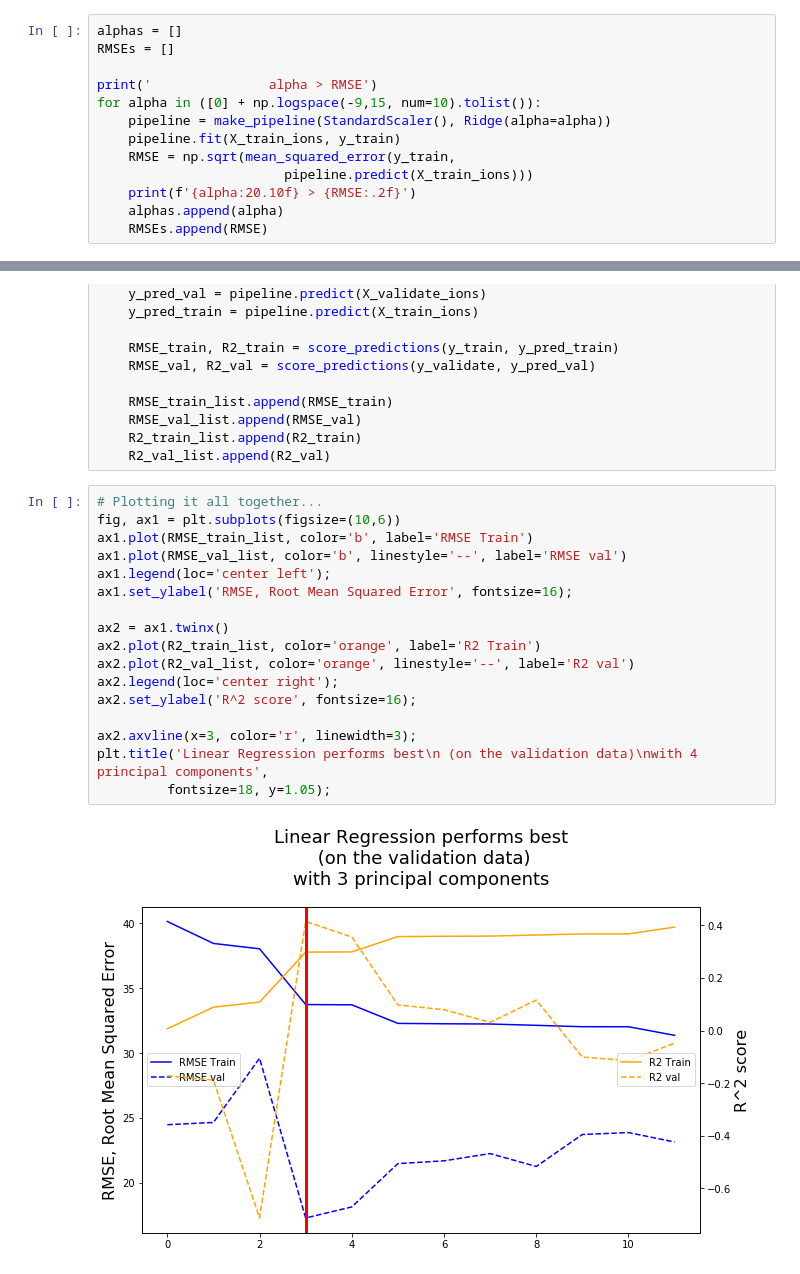
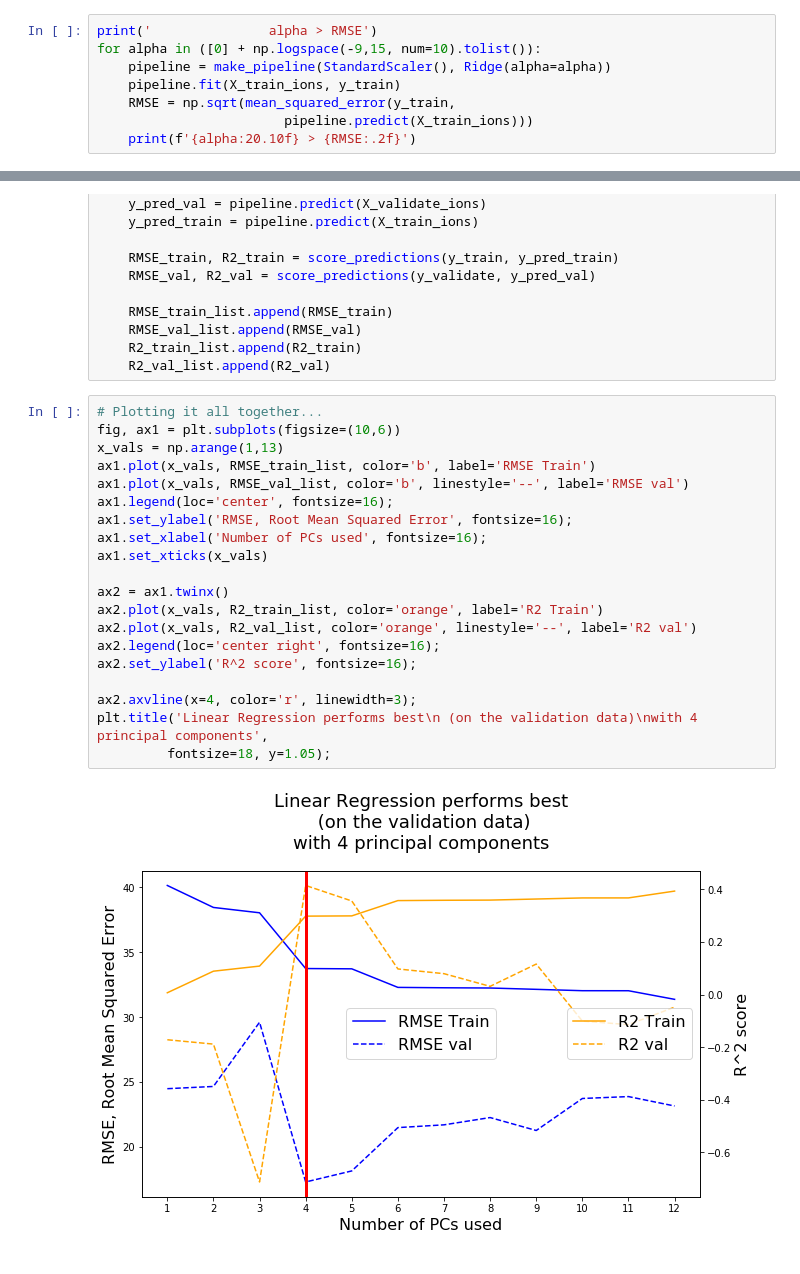
Before and after one commit to LambdaSchool/DS-Unit-2-Sprint-4-Model-Validation, a Jupyter notebook: module-1-begin-modeling-process/LS_DS_241_Begin_modeling_process_Assignment.ipynb, the cells around one changed output, grey strips where cells are left out. Saved outputs shown, nothing was run; the diff lists cells and outputs as text.

```diff
--- a/module-1-begin-modeling-process/LS_DS_241_Begin_modeling_process_Assignment.ipynb
+++ b/module-1-begin-modeling-process/LS_DS_241_Begin_modeling_process_Assignment.ipynb
@@ -359,9 +359,6 @@ Even worse?!
 
 Ridge Regression didn't improve the score at all... at least not with the default value of alpha. But what if optimize the parameter?  I'm going to run this model over and over again with different values of alpha (ridge regularization strength), until I find a metric that minimizes the root mean square error. Note that for this metaparameter optimization I'll be fitting the model to the (larger) training dataset.  I'll then apply the fitted model to the validation dataset.
 # %%
-alphas = []
-RMSEs = []
-
 print('               alpha > RMSE')
 for alpha in ([0] + np.logspace(-9,15, num=10).tolist()):
     pipeline = make_pipeline(StandardScaler(), Ridge(alpha=alpha))
@@ -369,8 +366,6 @@ for alpha in ([0] + np.logspace(-9,15, num=10).tolist()):
     RMSE = np.sqrt(mean_squared_error(y_train,
                         pipeline.predict(X_train_ions)))
     print(f'{alpha:20.10f} > {RMSE:.2f}')
-    alphas.append(alpha)
-    RMSEs.append(RMSE)
 # %% [output]
                alpha > RMSE
         0.0000000000 > 31.10
@@ -442,20 +437,23 @@ for n_comp in np.arange(1,13):
 # %%
 # Plotting it all together...
 fig, ax1 = plt.subplots(figsize=(10,6))
-ax1.plot(RMSE_train_list, color='b', label='RMSE Train')
-ax1.plot(RMSE_val_list, color='b', linestyle='--', label='RMSE val')
-ax1.legend(loc='center left');
+x_vals = np.arange(1,13)
+ax1.plot(x_vals, RMSE_train_list, color='b', label='RMSE Train')
+ax1.plot(x_vals, RMSE_val_list, color='b', linestyle='--', label='RMSE val')
+ax1.legend(loc='center', fontsize=16);
 ax1.set_ylabel('RMSE, Root Mean Squared Error', fontsize=16);
+ax1.set_xlabel('Number of PCs used', fontsize=16);
+ax1.set_xticks(x_vals)
 
 ax2 = ax1.twinx()
-ax2.plot(R2_train_list, color='orange', label='R2 Train')
-ax2.plot(R2_val_list, color='orange', linestyle='--', label='R2 val')
-ax2.legend(loc='center right');
+ax2.plot(x_vals, R2_train_list, color='orange', label='R2 Train')
+ax2.plot(x_vals, R2_val_list, color='orange', linestyle='--', label='R2 val')
+ax2.legend(loc='center right', fontsize=16);
 ax2.set_ylabel('R^2 score', fontsize=16);
 
-ax2.axvline(x=3, color='r', linewidth=3);
+ax2.axvline(x=4, color='r', linewidth=3);
 plt.title('Linear Regression performs best\n (on the validation data)\nwith 4 principal components',
          fontsize=18, y=1.05);
 # %% [output]
-[figure, old version]
+[figure, new version]
 # %%
```
Also changed, not shown: parts of 22 cells of this notebook.
